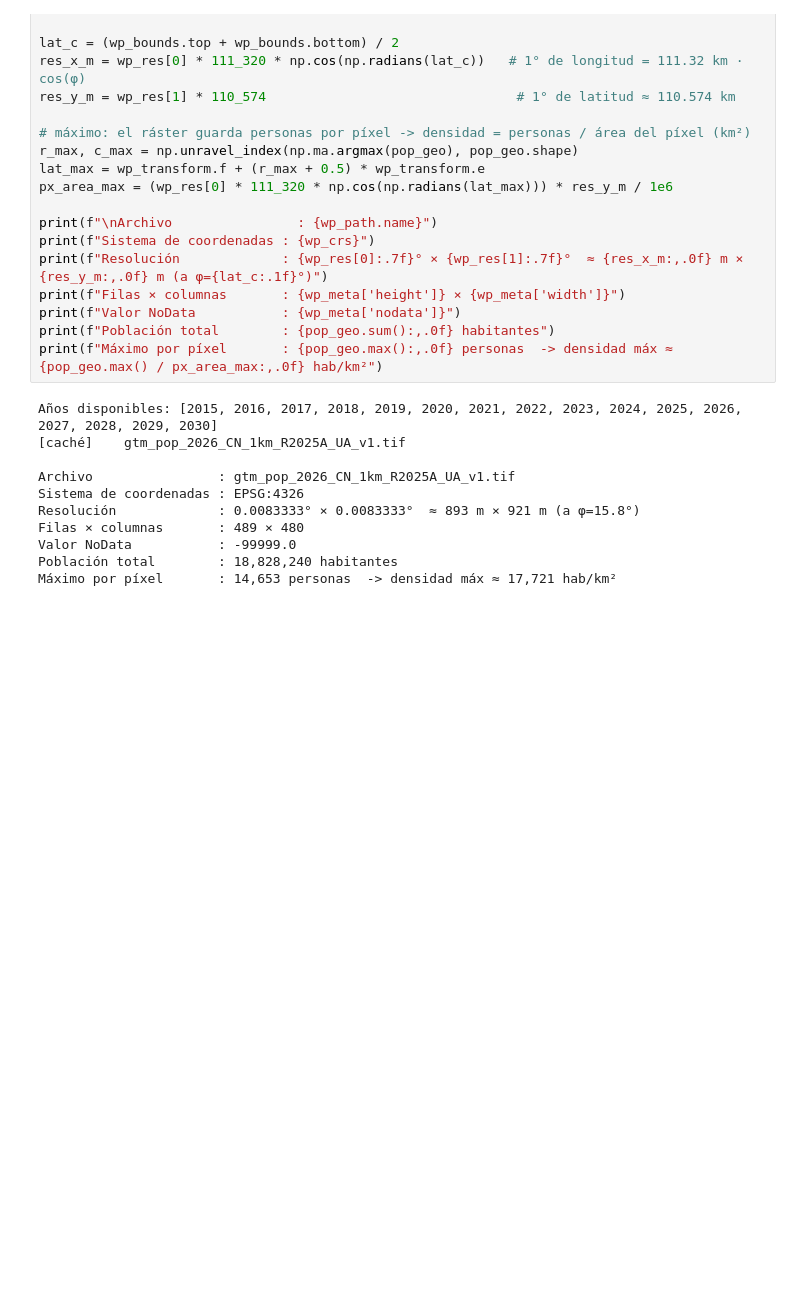
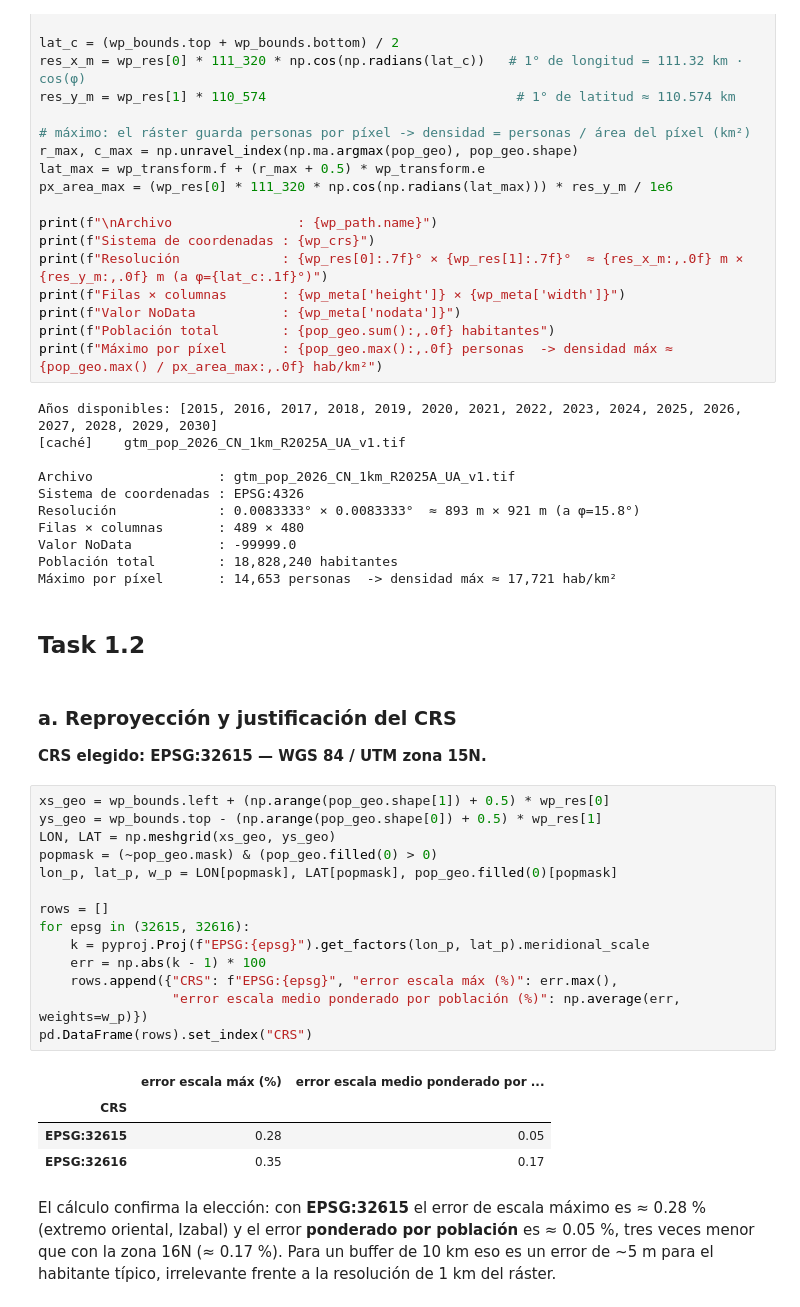
Before and after one commit to Branuvg/lab5_modsim, a Jupyter notebook: lab5.ipynb, the cells around one changed output. Drawn from its saved outputs; the diff is of its cells as text; blank space fills up the shorter version.

```diff
--- a/lab5.ipynb
+++ b/lab5.ipynb
@@ -334,3 +334,32 @@ Filas × columnas       : 489 × 480
 Valor NoData           : -99999.0
 Población total        : 18,828,240 habitantes
 Máximo por píxel       : 14,653 personas  -> densidad máx ≈ 17,721 hab/km²
+# %% [markdown]
+## Task 1.2
+# %% [markdown]
+### a. Reproyección y justificación del CRS
+
+**CRS elegido: EPSG:32615 — WGS 84 / UTM zona 15N.**
+# %%
+xs_geo = wp_bounds.left + (np.arange(pop_geo.shape[1]) + 0.5) * wp_res[0]
+ys_geo = wp_bounds.top - (np.arange(pop_geo.shape[0]) + 0.5) * wp_res[1]
+LON, LAT = np.meshgrid(xs_geo, ys_geo)
+popmask = (~pop_geo.mask) & (pop_geo.filled(0) > 0)
+lon_p, lat_p, w_p = LON[popmask], LAT[popmask], pop_geo.filled(0)[popmask]
+
+rows = []
+for epsg in (32615, 32616):
+    k = pyproj.Proj(f"EPSG:{epsg}").get_factors(lon_p, lat_p).meridional_scale
+    err = np.abs(k - 1) * 100
+    rows.append({"CRS": f"EPSG:{epsg}", "error escala máx (%)": err.max(),
+                 "error escala medio ponderado por población (%)": np.average(err, weights=w_p)})
+pd.DataFrame(rows).set_index("CRS")
+# %% [output]
+|  | error escala máx (%) | error escala medio ponderado por ... |
+| CRS |  |  |
+| EPSG:32615 | 0.28 | 0.05 |
+| EPSG:32616 | 0.35 | 0.17 |
+# %% [markdown]
+El cálculo confirma la elección: con **EPSG:32615** el error de escala máximo es ≈ 0.28 % (extremo oriental, Izabal)
+y el error **ponderado por población** es ≈ 0.05 %, tres veces menor que con la zona 16N (≈ 0.17 %). Para un buffer
+de 10 km eso es un error de ~5 m para el habitante típico, irrelevante frente a la resolución de 1 km del ráster.
```
Also changed, not shown: parts of 8 cells of this notebook.
